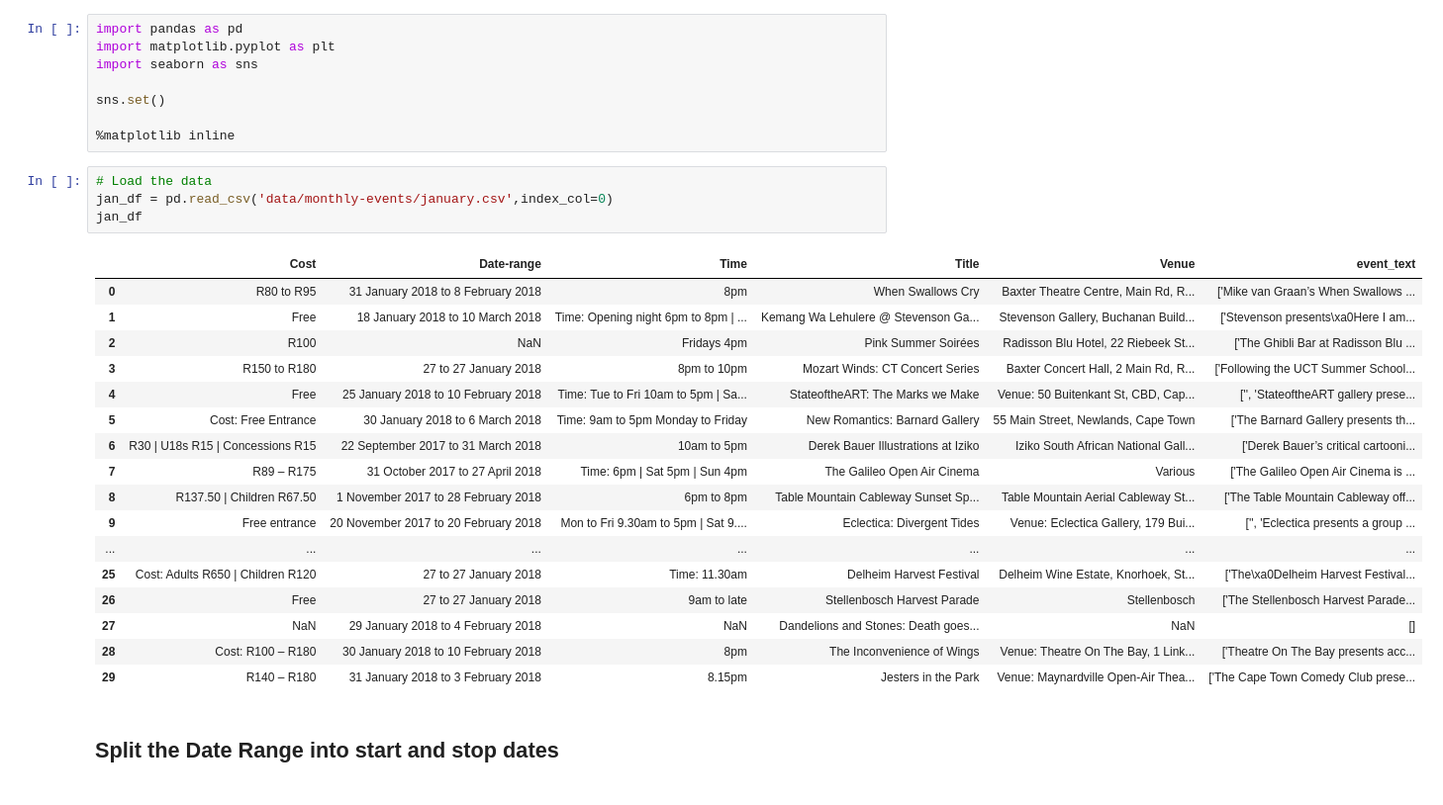
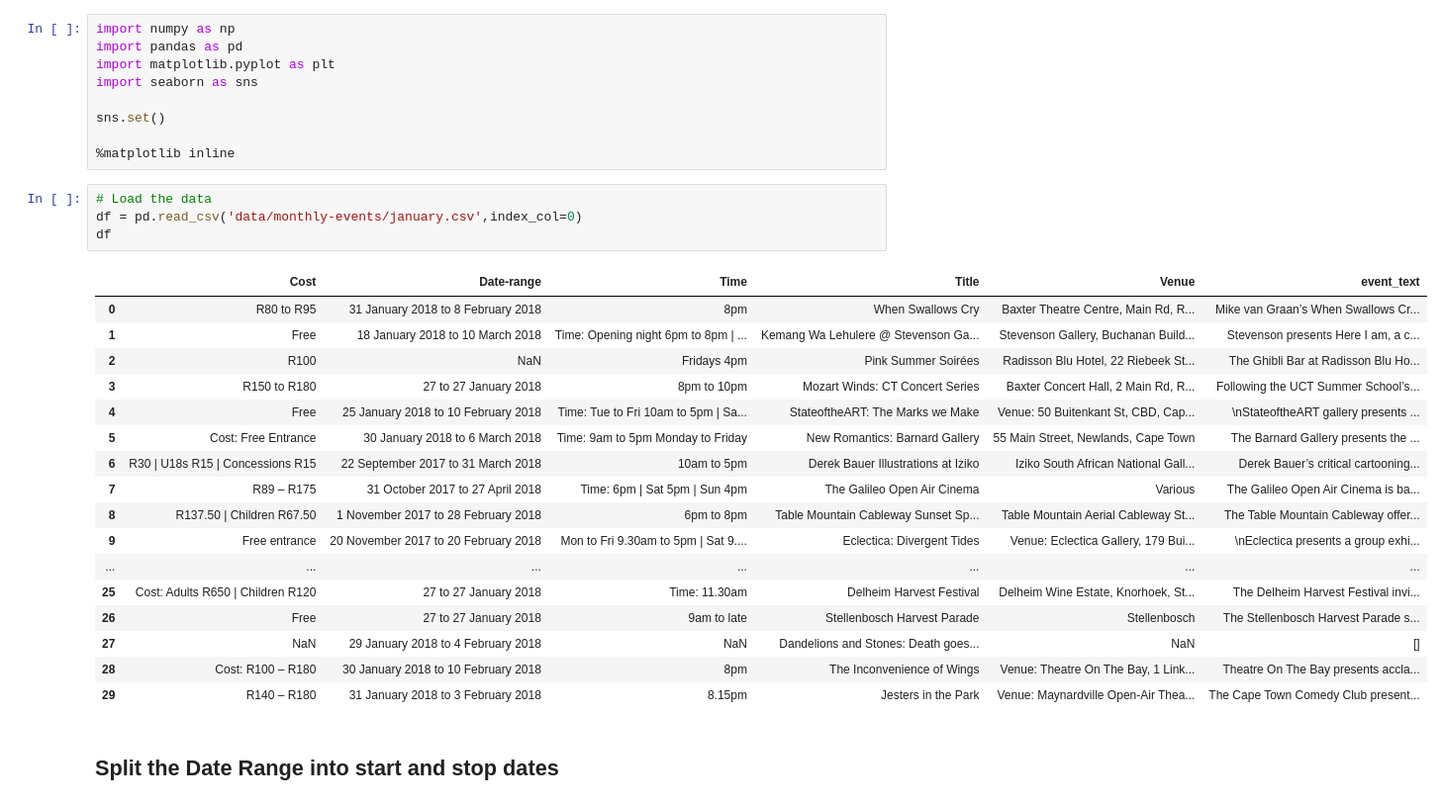
Before and after one commit to Rendiere/whatson-recommender, a Jupyter notebook: data-exploration.ipynb, the cells around one changed output. Shown: that part at 99% size. Drawn from its saved outputs; the diff is of its cells as text.

```diff
--- a/data-exploration.ipynb
+++ b/data-exploration.ipynb
@@ -1,4 +1,5 @@
 # %%
+import numpy as np
 import pandas as pd
 import matplotlib.pyplot as plt
 import seaborn as sns
@@ -8,26 +9,26 @@ sns.set()
 %matplotlib inline
 # %%
 # Load the data
-jan_df = pd.read_csv('data/monthly-events/january.csv',index_col=0)
-jan_df
+df = pd.read_csv('data/monthly-events/january.csv',index_col=0)
+df
 # %% [output]
 |  | Cost | Date-range | Time | Title | Venue | event_text |
-| 0 | R80 to R95 | 31 January 2018 to 8 February 2018 | 8pm | When Swallows Cry | Baxter Theatre Centre, Main Rd, R... | ['Mike van Graan’s When Swallows ... |
-| 1 | Free | 18 January 2018 to 10 March 2018 | Time: Opening night 6pm to 8pm | ... | Kemang Wa Lehulere @ Stevenson Ga... | Stevenson Gallery, Buchanan Build... | ['Stevenson presents\xa0Here I am... |
-| 2 | R100 | NaN | Fridays 4pm | Pink Summer Soirées | Radisson Blu Hotel, 22 Riebeek St... | ['The Ghibli Bar at Radisson Blu ... |
-| 3 | R150 to R180 | 27 to 27 January 2018 | 8pm to 10pm | Mozart Winds: CT Concert Series | Baxter Concert Hall, 2 Main Rd, R... | ['Following the UCT Summer School... |
-| 4 | Free | 25 January 2018 to 10 February 2018 | Time: Tue to Fri 10am to 5pm | Sa... | StateoftheART: The Marks we Make | Venue: 50 Buitenkant St, CBD, Cap... | ['', 'StateoftheART gallery prese... |
-| 5 | Cost: Free Entrance | 30 January 2018 to 6 March 2018 | Time: 9am to 5pm Monday to Friday | New Romantics: Barnard Gallery | 55 Main Street, Newlands, Cape Town | ['The Barnard Gallery presents th... |
-| 6 | R30 | U18s R15 | Concessions R15 | 22 September 2017 to 31 March 2018 | 10am to 5pm | Derek Bauer Illustrations at Iziko | Iziko South African National Gall... | ['Derek Bauer’s critical cartooni... |
-| 7 | R89 – R175 | 31 October 2017 to 27 April 2018 | Time: 6pm | Sat 5pm | Sun 4pm | The Galileo Open Air Cinema | Various | ['The Galileo Open Air Cinema is ... |
-| 8 | R137.50 | Children R67.50 | 1 November 2017 to 28 February 2018 | 6pm to 8pm | Table Mountain Cableway Sunset Sp... | Table Mountain Aerial Cableway St... | ['The Table Mountain Cableway off... |
-| 9 | Free entrance | 20 November 2017 to 20 February 2018 | Mon to Fri 9.30am to 5pm | Sat 9.... | Eclectica: Divergent Tides | Venue: Eclectica Gallery, 179 Bui... | ['', 'Eclectica presents a group ... |
+| 0 | R80 to R95 | 31 January 2018 to 8 February 2018 | 8pm | When Swallows Cry | Baxter Theatre Centre, Main Rd, R... | Mike van Graan’s When Swallows Cr... |
+| 1 | Free | 18 January 2018 to 10 March 2018 | Time: Opening night 6pm to 8pm | ... | Kemang Wa Lehulere @ Stevenson Ga... | Stevenson Gallery, Buchanan Build... | Stevenson presents Here I am, a c... |
+| 2 | R100 | NaN | Fridays 4pm | Pink Summer Soirées | Radisson Blu Hotel, 22 Riebeek St... | The Ghibli Bar at Radisson Blu Ho... |
+| 3 | R150 to R180 | 27 to 27 January 2018 | 8pm to 10pm | Mozart Winds: CT Concert Series | Baxter Concert Hall, 2 Main Rd, R... | Following the UCT Summer School’s... |
+| 4 | Free | 25 January 2018 to 10 February 2018 | Time: Tue to Fri 10am to 5pm | Sa... | StateoftheART: The Marks we Make | Venue: 50 Buitenkant St, CBD, Cap... | \nStateoftheART gallery presents ... |
+| 5 | Cost: Free Entrance | 30 January 2018 to 6 March 2018 | Time: 9am to 5pm Monday to Friday | New Romantics: Barnard Gallery | 55 Main Street, Newlands, Cape Town | The Barnard Gallery presents the ... |
+| 6 | R30 | U18s R15 | Concessions R15 | 22 September 2017 to 31 March 2018 | 10am to 5pm | Derek Bauer Illustrations at Iziko | Iziko South African National Gall... | Derek Bauer’s critical cartooning... |
+| 7 | R89 – R175 | 31 October 2017 to 27 April 2018 | Time: 6pm | Sat 5pm | Sun 4pm | The Galileo Open Air Cinema | Various | The Galileo Open Air Cinema is ba... |
+| 8 | R137.50 | Children R67.50 | 1 November 2017 to 28 February 2018 | 6pm to 8pm | Table Mountain Cableway Sunset Sp... | Table Mountain Aerial Cableway St... | The Table Mountain Cableway offer... |
+| 9 | Free entrance | 20 November 2017 to 20 February 2018 | Mon to Fri 9.30am to 5pm | Sat 9.... | Eclectica: Divergent Tides | Venue: Eclectica Gallery, 179 Bui... | \nEclectica presents a group exhi... |
 | ... | ... | ... | ... | ... | ... | ... |
-| 25 | Cost: Adults R650 | Children R120 | 27 to 27 January 2018 | Time: 11.30am | Delheim Harvest Festival | Delheim Wine Estate, Knorhoek, St... | ['The\xa0Delheim Harvest Festival... |
-| 26 | Free | 27 to 27 January 2018 | 9am to late | Stellenbosch Harvest Parade | Stellenbosch | ['The Stellenbosch Harvest Parade... |
+| 25 | Cost: Adults R650 | Children R120 | 27 to 27 January 2018 | Time: 11.30am | Delheim Harvest Festival | Delheim Wine Estate, Knorhoek, St... | The Delheim Harvest Festival invi... |
+| 26 | Free | 27 to 27 January 2018 | 9am to late | Stellenbosch Harvest Parade | Stellenbosch | The Stellenbosch Harvest Parade s... |
 | 27 | NaN | 29 January 2018 to 4 February 2018 | NaN | Dandelions and Stones: Death goes... | NaN | [] |
-| 28 | Cost: R100 – R180 | 30 January 2018 to 10 February 2018 | 8pm | The Inconvenience of Wings | Venue: Theatre On The Bay, 1 Link... | ['Theatre On The Bay presents acc... |
-| 29 | R140 – R180 | 31 January 2018 to 3 February 2018 | 8.15pm | Jesters in the Park | Venue: Maynardville Open-Air Thea... | ['The Cape Town Comedy Club prese... |
+| 28 | Cost: R100 – R180 | 30 January 2018 to 10 February 2018 | 8pm | The Inconvenience of Wings | Venue: Theatre On The Bay, 1 Link... | Theatre On The Bay presents accla... |
+| 29 | R140 – R180 | 31 January 2018 to 3 February 2018 | 8.15pm | Jesters in the Park | Venue: Maynardville Open-Air Thea... | The Cape Town Comedy Club present... |
 # %% [markdown]
 ## Split the Date Range into start and stop dates
 # %%
```
Also changed, not shown: parts of 10 cells of this notebook, 1 other file.
